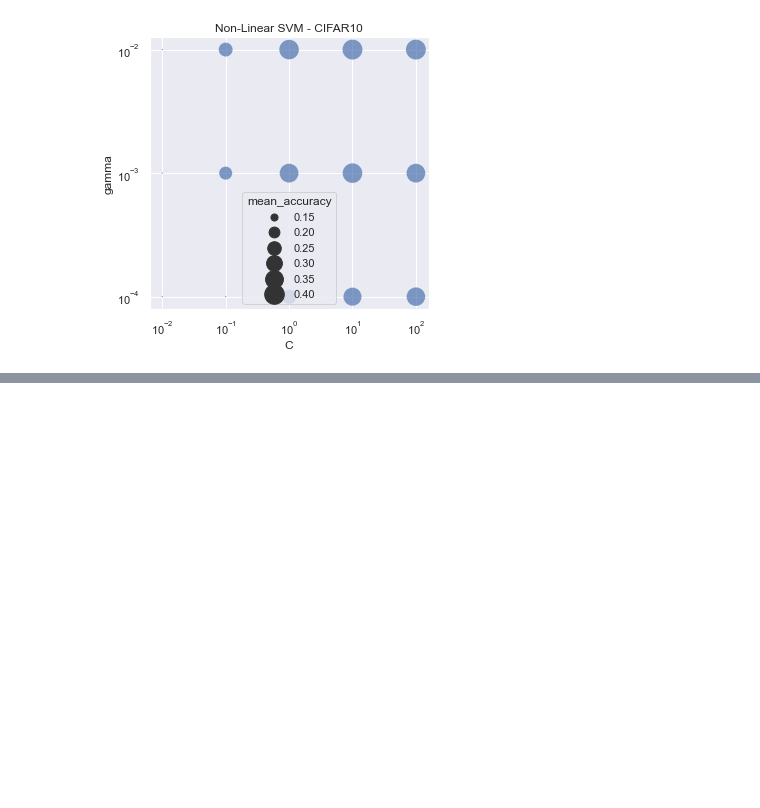
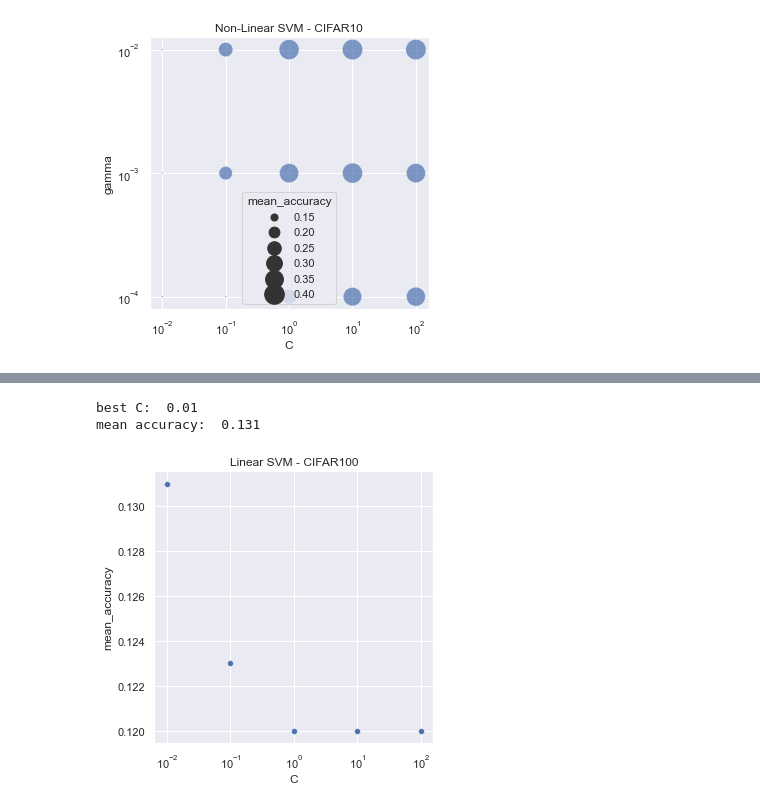
Before and after one commit to mincule/Advanced-Machine-Learning-CW, a Jupyter notebook: analysing_models.ipynb, the cells around one changed output, grey strips where cells are left out. Saved outputs shown, nothing was run; the diff lists cells and outputs as text; code cells hidden in the pictures; blank space fills up the shorter version.

```diff
--- a/analysing_models.ipynb
+++ b/analysing_models.ipynb
@@ -129,0 +225,16 @@ mean accuracy:  0.412
+# %%
+# plot
+plt.figure(figsize=(5,5))
+
+splot = sns.scatterplot(x="C", y="mean_accuracy", data=linearsvm_cifar100_cv);
+splot.set(xscale="log")
+splot.set_title("Linear SVM - CIFAR100")
+
+# best model
+max_idx = np.argmax(linearsvm_cifar100_cv['mean_accuracy'])
+print('best C: ', linearsvm_cifar100_cv['C'][max_idx])
+print('mean accuracy: ',  linearsvm_cifar100_cv['mean_accuracy'][max_idx])
+# %% [output]
+best C:  0.01
+mean accuracy:  0.131
+[figure, added]
```
Also changed, not shown: parts of 41 cells of this notebook.
